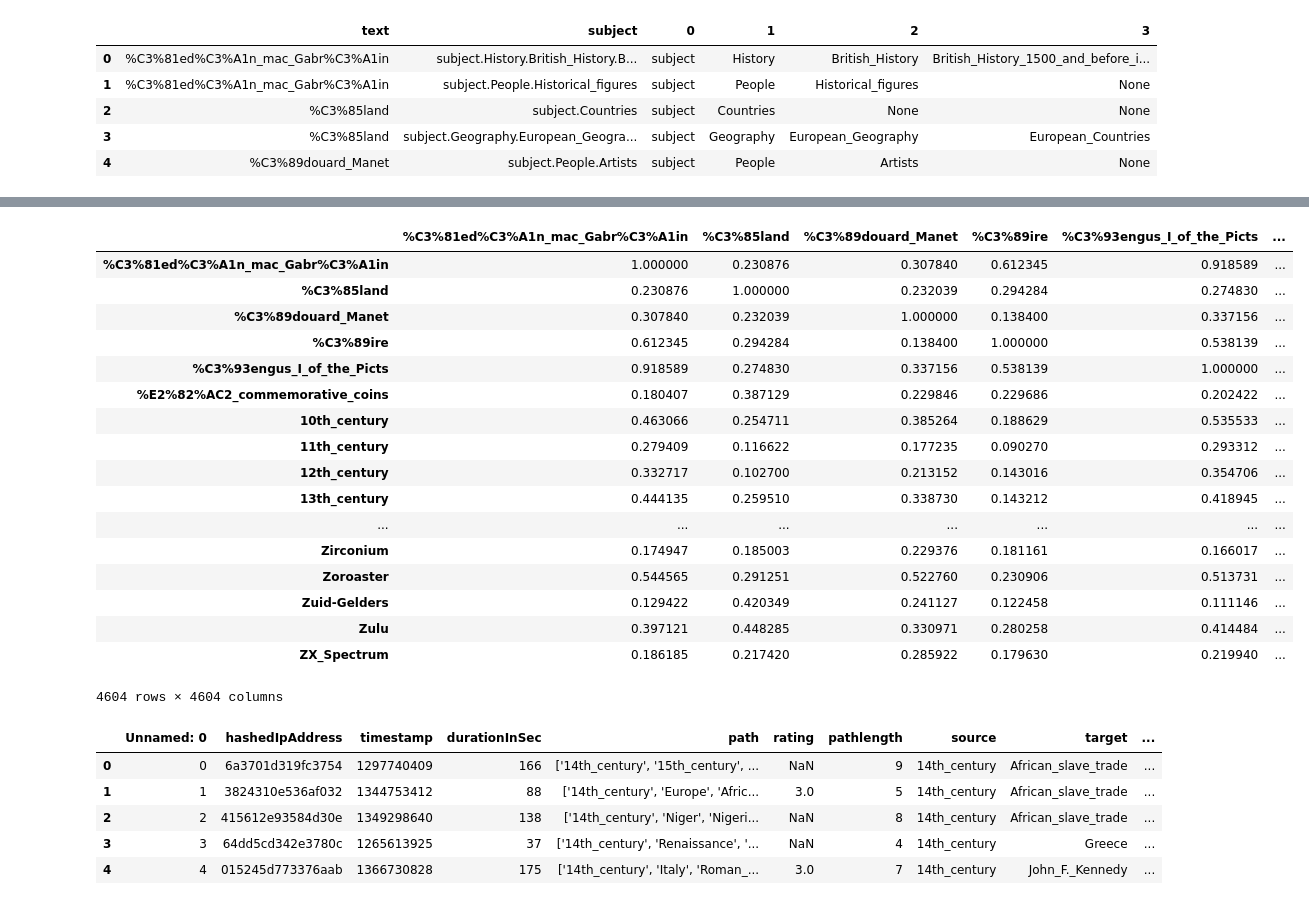
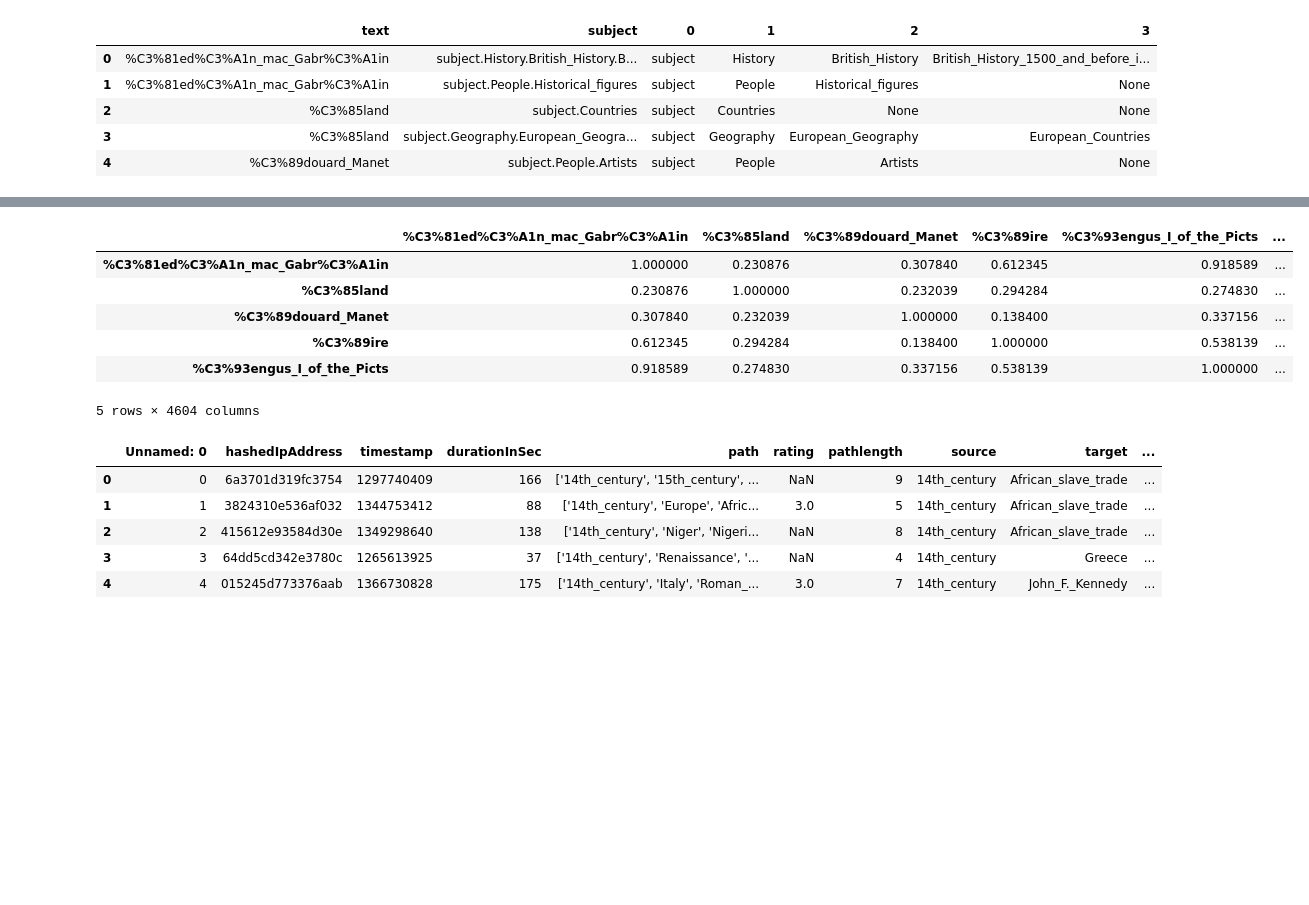
Before and after one commit to tomersolomon/msd_finalproject, a Jupyter notebook: analysis/lda_lsa.ipynb, the cells around one changed output, grey strips where cells are left out. Cells and saved outputs as stored; diff of their text form; code cells hidden in the pictures; blank space fills up the shorter version.

```diff
--- a/analysis/lda_lsa.ipynb
+++ b/analysis/lda_lsa.ipynb
@@ -13,7 +23,7 @@ from sklearn.decomposition import LatentDirichletAllocation
 
 import os
 # %%
-url = 'data/wikispeedia_paths-and-graph/paths_finished.tsv'
+url = '../data/wikispeedia_paths-and-graph/paths_finished.tsv'
 name = ['hashedIpAddress','timestamp','durationInSec','path','rating']
 raw_data = pd.read_csv(url,skiprows=15,sep='\t',header=None,names=name)
 raw_data.drop(['hashedIpAddress','timestamp'], axis=1, inplace=True)
@@ -67,9 +63,9 @@ raw_data
 url_complete = []
 
 #creates list of all the urls for each txt file
-for file in os.listdir('./data/plaintext_articles/'):
+for file in os.listdir('../data/plaintext_articles/'):
     if 'txt' in file:
-        url_complete.append(os.path.join('./data/plaintext_articles/',file))
+        url_complete.append(os.path.join('../data/plaintext_articles/',file))
 
 text_complete = []
 
@@ -255,13 +211,0 @@ full_data[1].value_counts().plot('bar')
-# %%
-##LSA Analysis
-
-url_complete = []
-
-#creates list of all the urls for each txt file
-for file in os.listdir('./data/plaintext_articles/'):
-    if file == 'John_F._Kennedy':
-        print('andres pops addy')
-    else:
-        print(file)
-    #elif: 'txt' in file:
-    #    url_complete.append(os.path.join('./data/plaintext_articles/',file))
@@ -322,24 +245,13 @@ def create_lsa_matrix(text_complete,article_names):
 # %%
 similarity_matrix = create_lsa_matrix(text_complete,article_names)
 # %%
-similarity_matrix
+similarity_matrix.head()
 # %% [output]
 |  | %C3%81ed%C3%A1n_mac_Gabr%C3%A1in | %C3%85land | %C3%89douard_Manet | %C3%89ire | %C3%93engus_I_of_the_Picts | ... |
 | %C3%81ed%C3%A1n_mac_Gabr%C3%A1in | 1.000000 | 0.230876 | 0.307840 | 0.612345 | 0.918589 | ... |
 | %C3%85land | 0.230876 | 1.000000 | 0.232039 | 0.294284 | 0.274830 | ... |
 | %C3%89douard_Manet | 0.307840 | 0.232039 | 1.000000 | 0.138400 | 0.337156 | ... |
 | %C3%89ire | 0.612345 | 0.294284 | 0.138400 | 1.000000 | 0.538139 | ... |
 | %C3%93engus_I_of_the_Picts | 0.918589 | 0.274830 | 0.337156 | 0.538139 | 1.000000 | ... |
-| %E2%82%AC2_commemorative_coins | 0.180407 | 0.387129 | 0.229846 | 0.229686 | 0.202422 | ... |
-| 10th_century | 0.463066 | 0.254711 | 0.385264 | 0.188629 | 0.535533 | ... |
-| 11th_century | 0.279409 | 0.116622 | 0.177235 | 0.090270 | 0.293312 | ... |
-| 12th_century | 0.332717 | 0.102700 | 0.213152 | 0.143016 | 0.354706 | ... |
-| 13th_century | 0.444135 | 0.259510 | 0.338730 | 0.143212 | 0.418945 | ... |
-| ... | ... | ... | ... | ... | ... | ... |
-| Zirconium | 0.174947 | 0.185003 | 0.229376 | 0.181161 | 0.166017 | ... |
-| Zoroaster | 0.544565 | 0.291251 | 0.522760 | 0.230906 | 0.513731 | ... |
-| Zuid-Gelders | 0.129422 | 0.420349 | 0.241127 | 0.122458 | 0.111146 | ... |
-| Zulu | 0.397121 | 0.448285 | 0.330971 | 0.280258 | 0.414484 | ... |
-| ZX_Spectrum | 0.186185 | 0.217420 | 0.285922 | 0.179630 | 0.219940 | ... |
-4604 rows × 4604 columns
+5 rows × 4604 columns
 # %%
```
Also changed, not shown: parts of 21 cells of this notebook, 4 other files.
